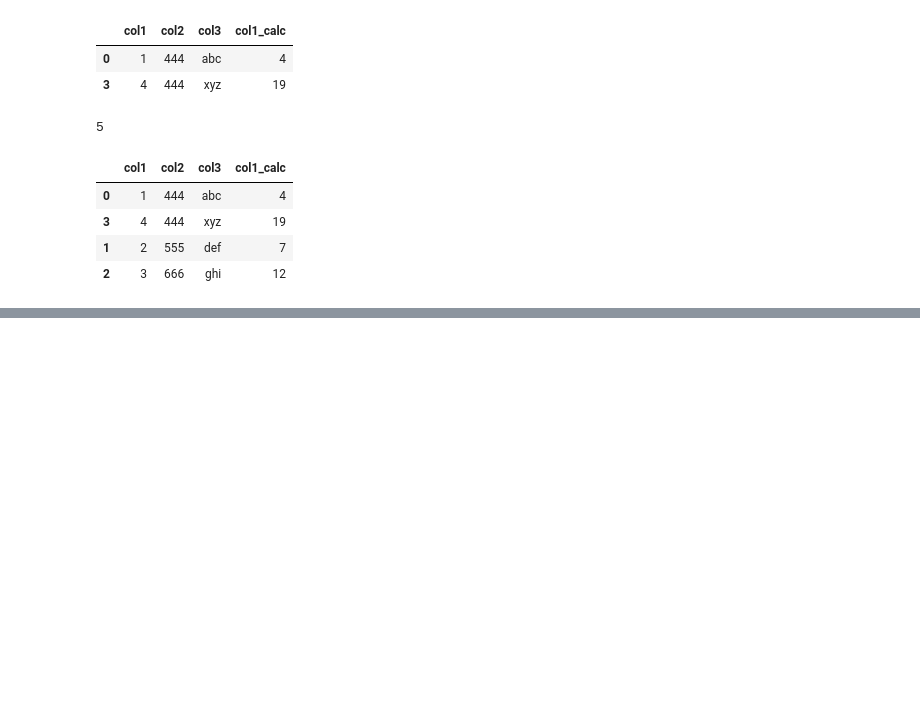
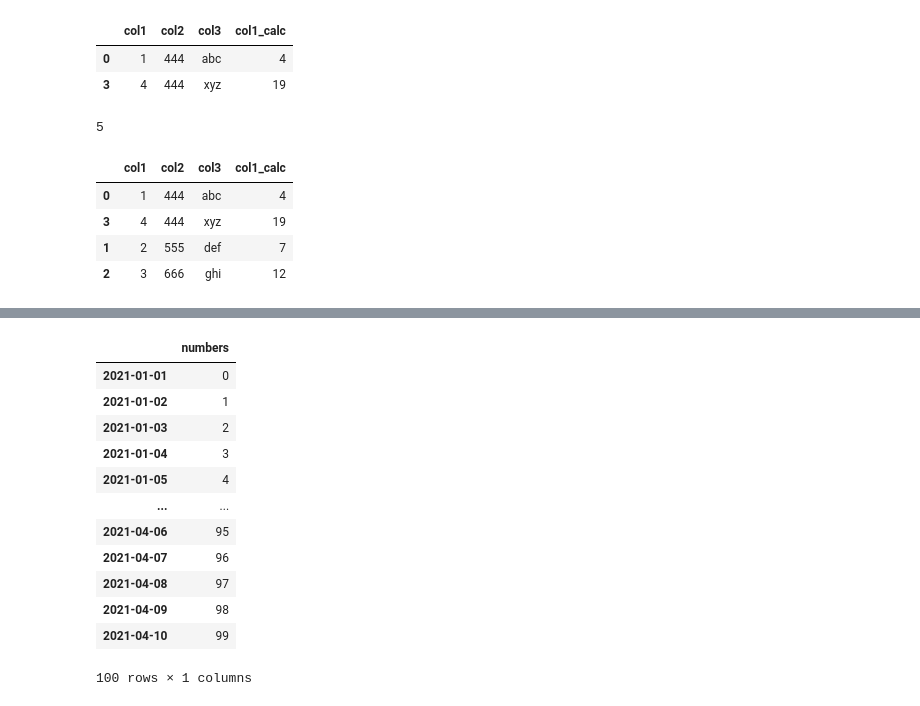
Before and after one commit to iamreinaldo/studies, a Jupyter notebook: python/pandas/Pandas.ipynb, the cells around one changed output, grey strips where cells are left out. Cells and saved outputs as stored; diff of their text form; code cells hidden in the pictures; blank space fills up the shorter version.

```diff
--- a/python/pandas/Pandas.ipynb
+++ b/python/pandas/Pandas.ipynb
@@ -939,0 +967,16 @@ df.sort_values(by='col2')
+# %%
+df
+# %% [output]
+|  | numbers |
+| 2021-01-01 | 0 |
+| 2021-01-02 | 1 |
+| 2021-01-03 | 2 |
+| 2021-01-04 | 3 |
+| 2021-01-05 | 4 |
+| ... | ... |
+| 2021-04-06 | 95 |
+| 2021-04-07 | 96 |
+| 2021-04-08 | 97 |
+| 2021-04-09 | 98 |
+| 2021-04-10 | 99 |
+100 rows × 1 columns
```
Also changed, not shown: parts of 18 cells of this notebook, 2 other files.
